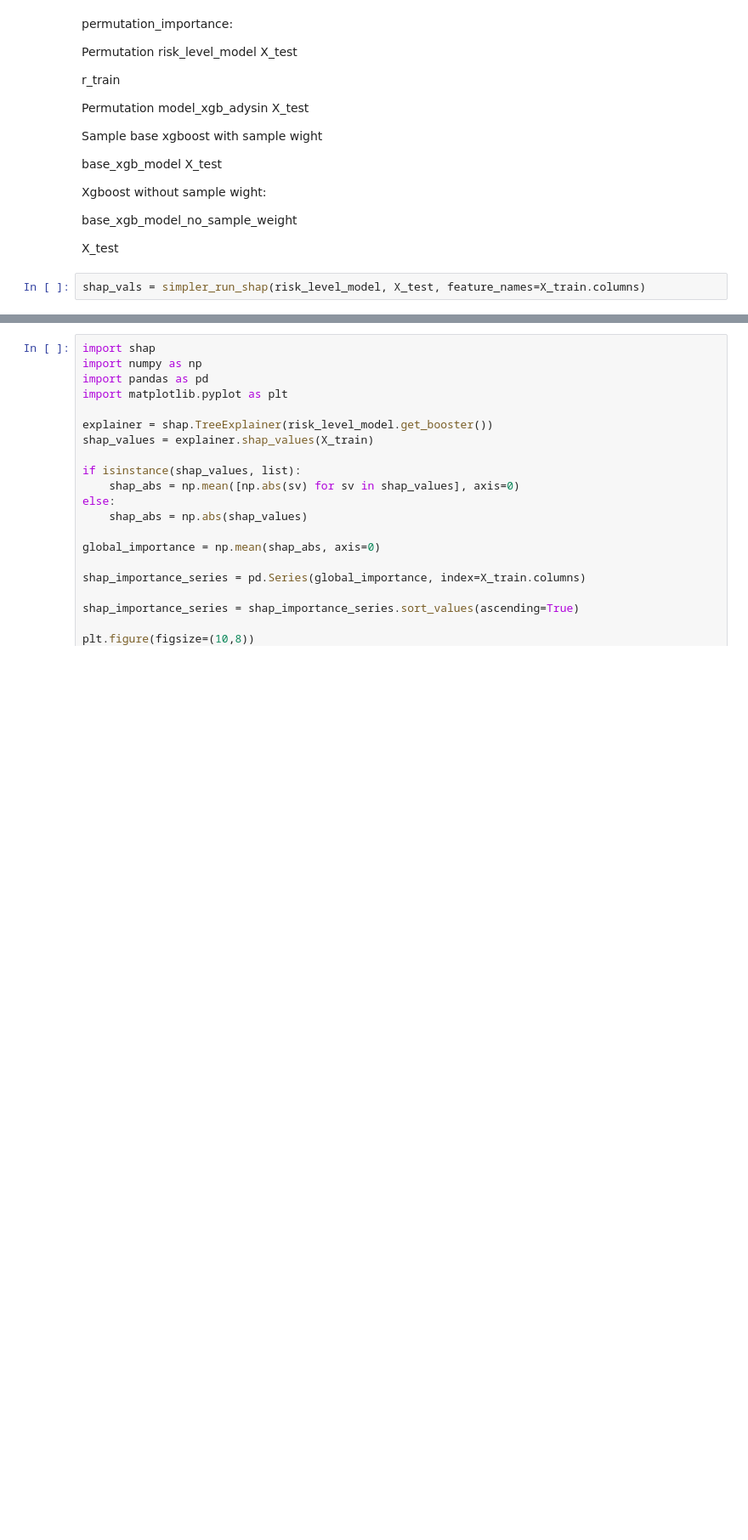
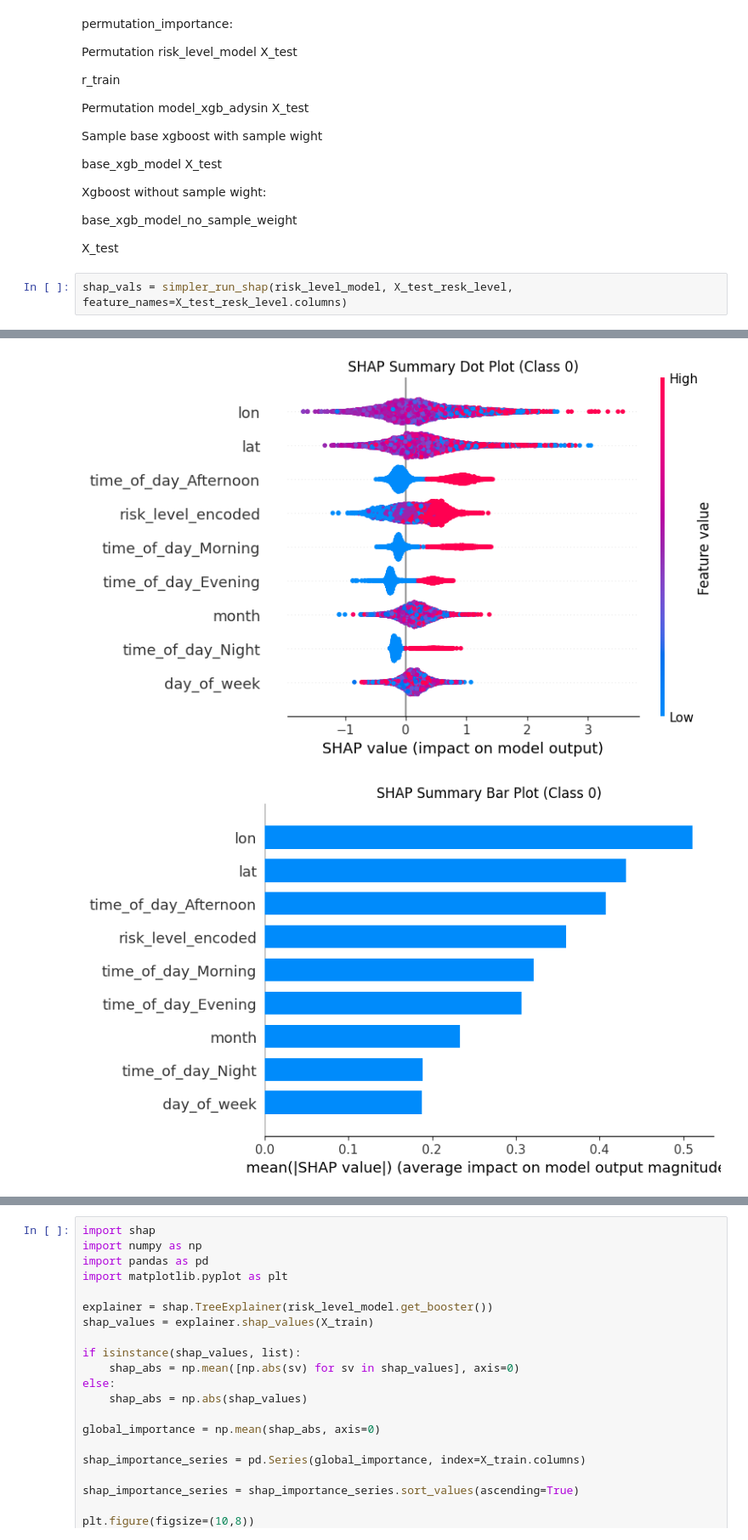
Before and after one commit to asalazar18s/TfL-accidents-dataset-analysis, a Jupyter notebook: Final/Model_Testing_fede.ipynb, the cells around one changed output, grey strips where cells are left out. Shown at 85% size. Cells and saved outputs as stored; diff of their text form; blank space fills up the shorter version.

Commit message:
feat: shap part v2

```diff
--- a/Final/Model_Testing_fede.ipynb
+++ b/Final/Model_Testing_fede.ipynb
@@ -818,5 +818,5 @@ base_xgb_model_no_sample_weight
 
 X_test
 # %%
-shap_vals = simpler_run_shap(risk_level_model, X_test, feature_names=X_train.columns)
+shap_vals = simpler_run_shap(risk_level_model, X_test_resk_level, feature_names=X_test_resk_level.columns)
 # %% [output]
@@ -826,0 +827,2 @@ Stack trace:
+[figure, added]
+[figure, added]
```
Also changed, not shown: parts of 1 cell of this notebook.
